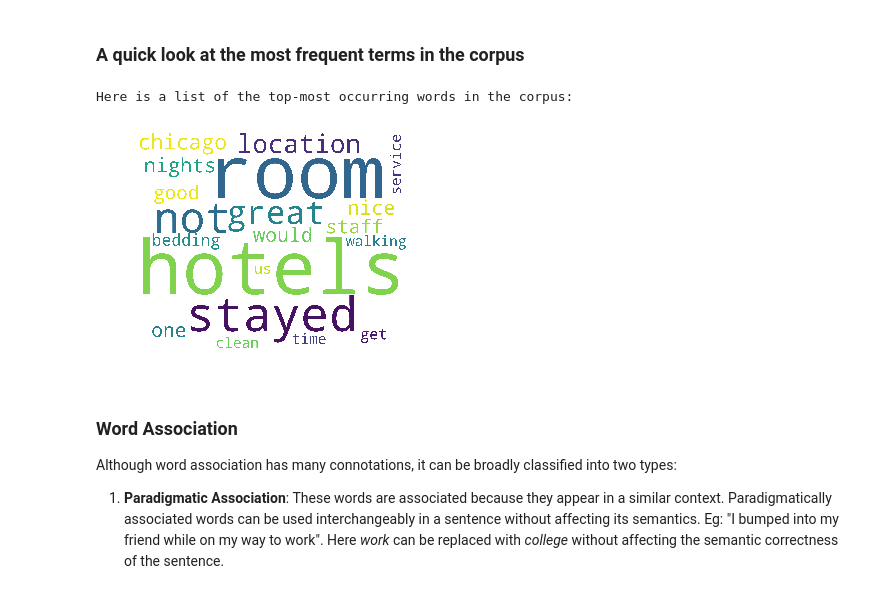
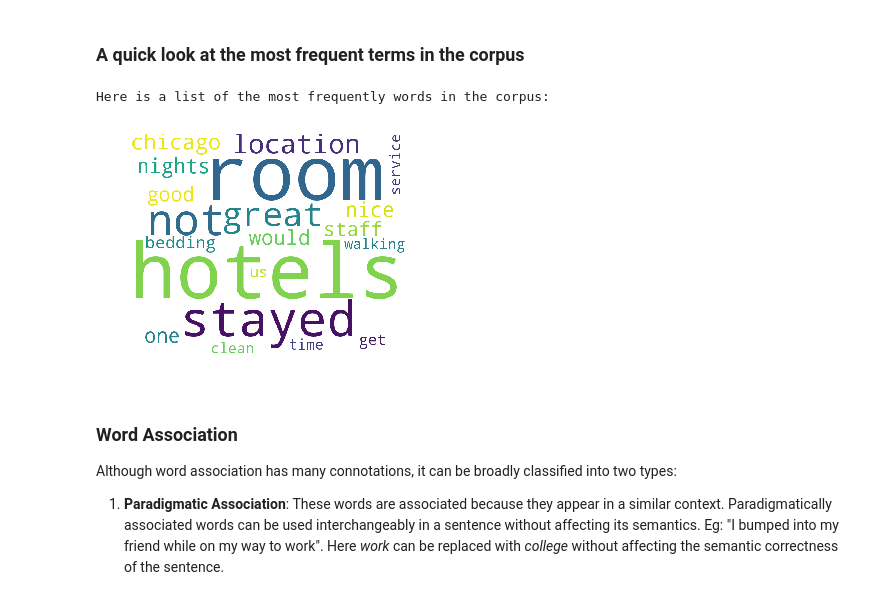
Before and after one commit to siddhanthc/ReviewsAnalyzer, a Jupyter notebook: ReviewsAnalyzer.ipynb, the cells around one changed output. Saved outputs shown, nothing was run; the diff lists cells and outputs as text; code cells hidden in the pictures.

```diff
--- a/ReviewsAnalyzer.ipynb
+++ b/ReviewsAnalyzer.ipynb
@@ -54,26 +54,27 @@ Done creating unstem dictionary
 # %%
 import matplotlib as mpl
 import matplotlib.pyplot as plt
 from wordcloud import WordCloud, STOPWORDS
 
 # Extract the most frequent words (excluding stopwords)
 cleanReview = reviewsDF['FullReview'].apply(hf.preprocessText)
 mostFreqWords = hf.getMostFrequentWords(cleanReview,unstemDict,5)
 
-print('Here is a list of the top-most occurring words in the corpus:')
+print('Here is a list of the most frequently words in the corpus:')
 freqWordsDict = mostFreqWords[:20].to_dict()['Count']
 freqCloud = WordCloud(background_color='white',
                       width=1000,
                       height=800,
-                      scale = 5,
+                      scale = 0.8,
                       random_state=10,
                       min_font_size=6).generate_from_frequencies(freqWordsDict)
+plt.figure(figsize=(5,5))
 plt.imshow(freqCloud)
 plt.axis('off')
 plt.show()
 # %% [output]
-Here is a list of the top-most occurring words in the corpus:
+Here is a list of the most frequently words in the corpus:
-[figure, old version]
+[figure, new version]
 # %% [markdown]
 ### Word Association
 
```
Also changed, not shown: parts of 6 cells of this notebook, 5 other files.
